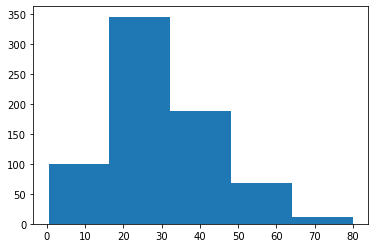
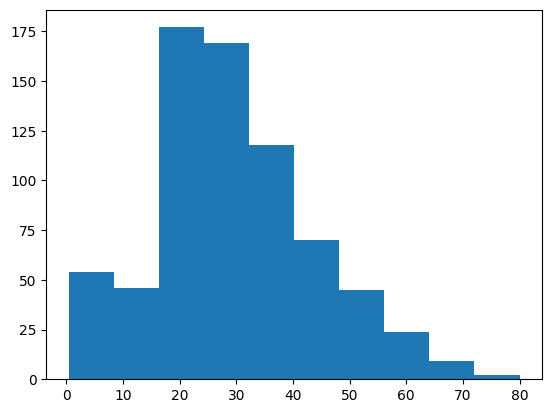
Code edit (unified diff) that turned the first committed figure into the second:
--- before
+++ after
@@ -1,2 +1,2 @@
 import matplotlib.pyplot as plt
-plt.hist(df['Age'],bins=5)
+plt.hist(df['Age'],bins=10)

Commit: format univariate readme with code blocks and kde